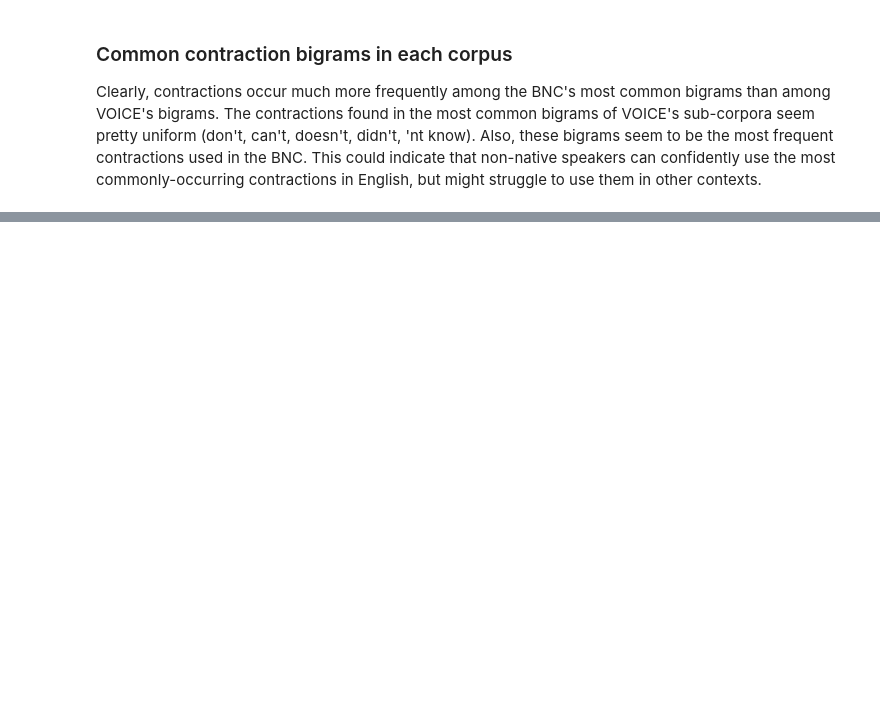
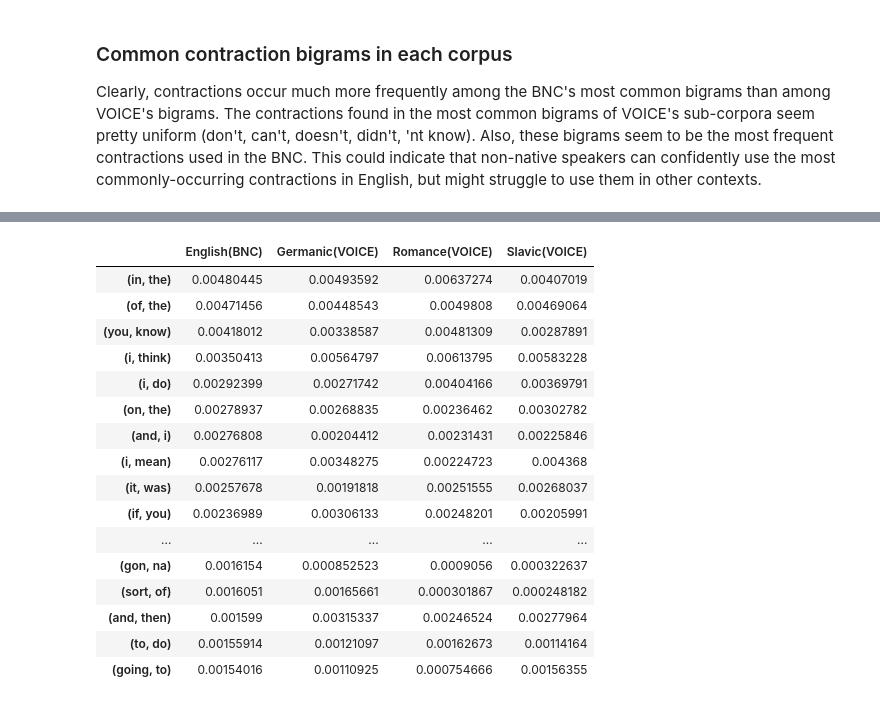
Before and after one commit to Data-Science-for-Linguists/Native_and_Non-native_English, a Jupyter notebook: analysis-bigrams.ipynb, the cells around one changed output, grey strips where cells are left out. Drawn from its saved outputs; the diff is of its cells as text; code cells hidden in the pictures; blank space fills up the shorter version.

```diff
--- a/analysis-bigrams.ipynb
+++ b/analysis-bigrams.ipynb
@@ -823,0 +1057,20 @@ contractions
+# %%
+bigrams_df
+# %% [output]
+|  | English(BNC) | Germanic(VOICE) | Romance(VOICE) | Slavic(VOICE) |
+| (in, the) | 0.00480445 | 0.00493592 | 0.00637274 | 0.00407019 |
+| (of, the) | 0.00471456 | 0.00448543 | 0.0049808 | 0.00469064 |
+| (you, know) | 0.00418012 | 0.00338587 | 0.00481309 | 0.00287891 |
+| (i, think) | 0.00350413 | 0.00564797 | 0.00613795 | 0.00583228 |
+| (i, do) | 0.00292399 | 0.00271742 | 0.00404166 | 0.00369791 |
+| (on, the) | 0.00278937 | 0.00268835 | 0.00236462 | 0.00302782 |
+| (and, i) | 0.00276808 | 0.00204412 | 0.00231431 | 0.00225846 |
+| (i, mean) | 0.00276117 | 0.00348275 | 0.00224723 | 0.004368 |
+| (it, was) | 0.00257678 | 0.00191818 | 0.00251555 | 0.00268037 |
+| (if, you) | 0.00236989 | 0.00306133 | 0.00248201 | 0.00205991 |
+| ... | ... | ... | ... | ... |
+| (gon, na) | 0.0016154 | 0.000852523 | 0.0009056 | 0.000322637 |
+| (sort, of) | 0.0016051 | 0.00165661 | 0.000301867 | 0.000248182 |
+| (and, then) | 0.001599 | 0.00315337 | 0.00246524 | 0.00277964 |
+| (to, do) | 0.00155914 | 0.00121097 | 0.00162673 | 0.00114164 |
+| (going, to) | 0.00154016 | 0.00110925 | 0.000754666 | 0.00156355 |
```
Also changed, not shown: parts of 66 cells of this notebook.
